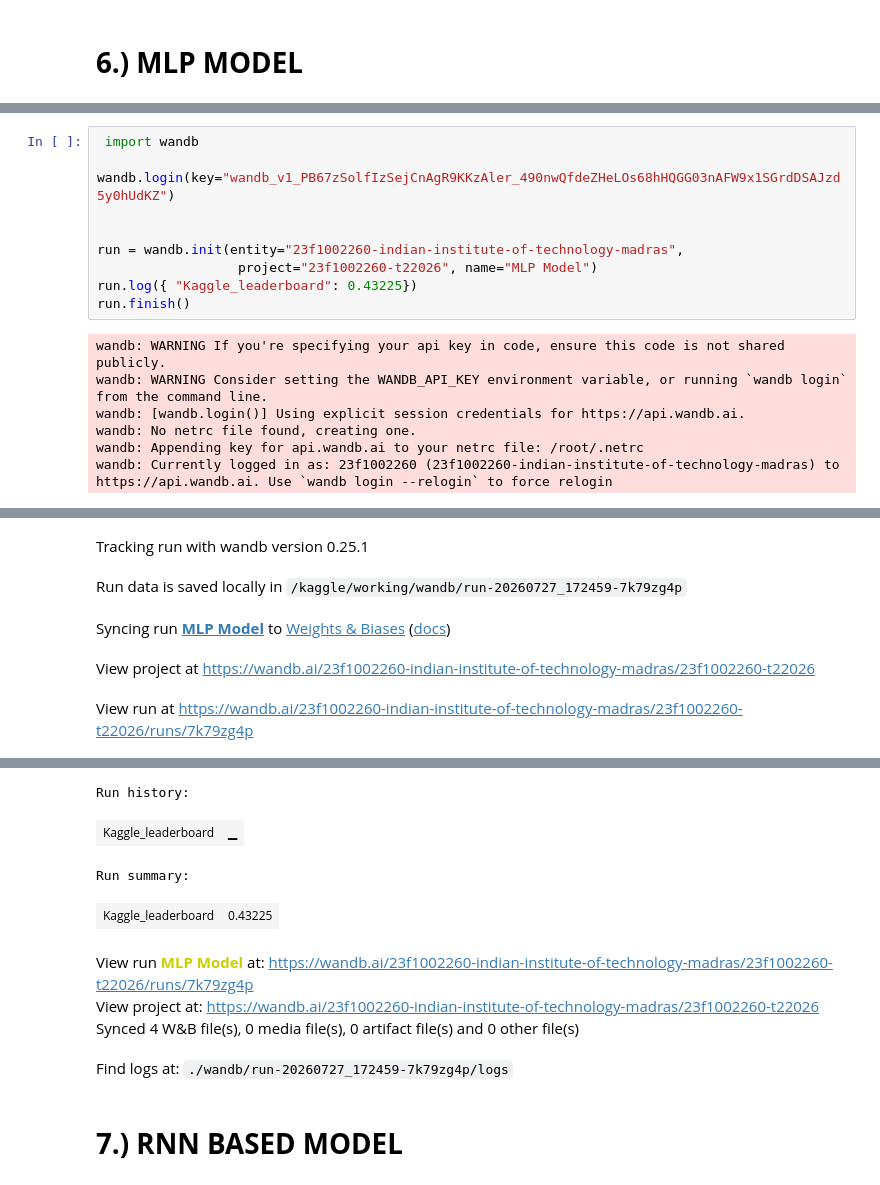
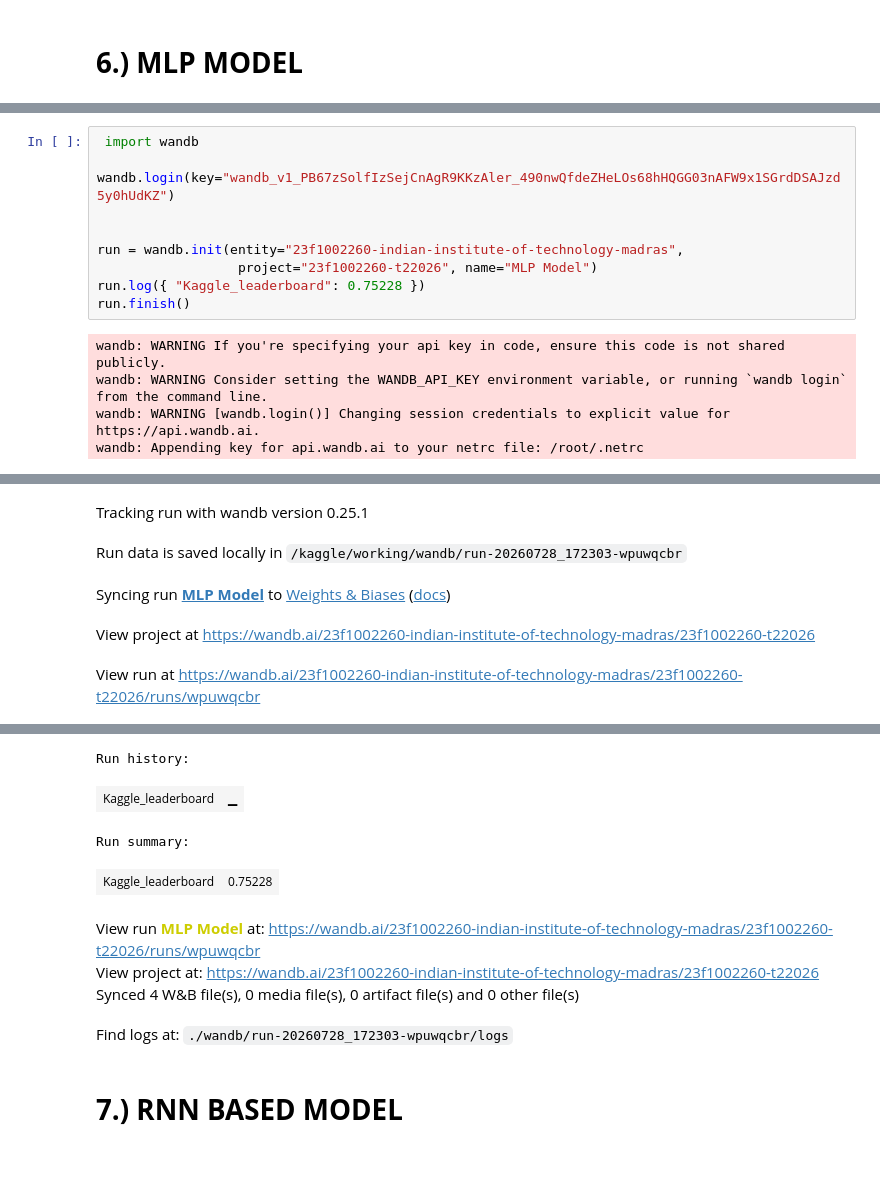
Before and after one commit to Atharv210203/smart-mcq-solver, a Jupyter notebook: 23f1002260-notebook-t12026.ipynb, the cells around one changed output, grey strips where cells are left out. Drawn from its saved outputs; the diff is of its cells as text.

Commit message:
Kaggle Notebook | DL-23f1002260-notebook-t22026 | Version 42

```diff
--- a/23f1002260-notebook-t12026.ipynb
+++ b/23f1002260-notebook-t12026.ipynb
@@ -872,33 +841,31 @@ print(submission.head())
 # %%
  import wandb
  wandb.login(key="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")
 
 
 run = wandb.init(entity="23f1002260-indian-institute-of-technology-madras",
                   project="23f1002260-t22026", name="MLP Model")
-run.log({ "Kaggle_leaderboard": 0.43225})
+run.log({ "Kaggle_leaderboard": 0.75228 })
 run.finish()
 # %% [output]
 wandb: WARNING If you're specifying your api key in code, ensure this code is not shared publicly.
 wandb: WARNING Consider setting the WANDB_API_KEY environment variable, or running `wandb login` from the command line.
-wandb: [wandb.login()] Using explicit session credentials for https://api.wandb.ai.
-wandb: No netrc file found, creating one.
+wandb: WARNING [wandb.login()] Changing session credentials to explicit value for https://api.wandb.ai.
 wandb: Appending key for api.wandb.ai to your netrc file: /root/.netrc
-wandb: Currently logged in as: 23f1002260 (23f1002260-indian-institute-of-technology-madras) to https://api.wandb.ai. Use `wandb login --relogin` to force relogin
 [interactive output not drawn]
 Tracking run with wandb version 0.25.1
-Run data is saved locally in /kaggle/working/wandb/run-20260727_172459-7k79zg4p
+Run data is saved locally in /kaggle/working/wandb/run-20260728_172303-wpuwqcbr
 Syncing run MLP Model to Weights & Biases (docs)
 View project at https://wandb.ai/23f1002260-indian-institute-of-technology-madras/23f1002260-t22026
-View run at https://wandb.ai/23f1002260-indian-institute-of-technology-madras/23f1002260-t22026/runs/7k79zg4p
+View run at https://wandb.ai/23f1002260-indian-institute-of-technology-madras/23f1002260-t22026/runs/wpuwqcbr
 [interactive output not drawn]
 Run history:
 | Kaggle_leaderboard | ▁ |
 Run summary:
-| Kaggle_leaderboard | 0.43225 |
+| Kaggle_leaderboard | 0.75228 |
-View run MLP Model at: https://wandb.ai/23f1002260-indian-institute-of-technology-madras/23f1002260-t22026/runs/7k79zg4p
+View run MLP Model at: https://wandb.ai/23f1002260-indian-institute-of-technology-madras/23f1002260-t22026/runs/wpuwqcbr
 View project at: https://wandb.ai/23f1002260-indian-institute-of-technology-madras/23f1002260-t22026
 Synced 4 W&B file(s), 0 media file(s), 0 artifact file(s) and 0 other file(s)
-Find logs at: ./wandb/run-20260727_172459-7k79zg4p/logs
+Find logs at: ./wandb/run-20260728_172303-wpuwqcbr/logs
 # %% [markdown]
 # **7.) RNN BASED MODEL**
```
Also changed, not shown: parts of 22 cells of this notebook.
